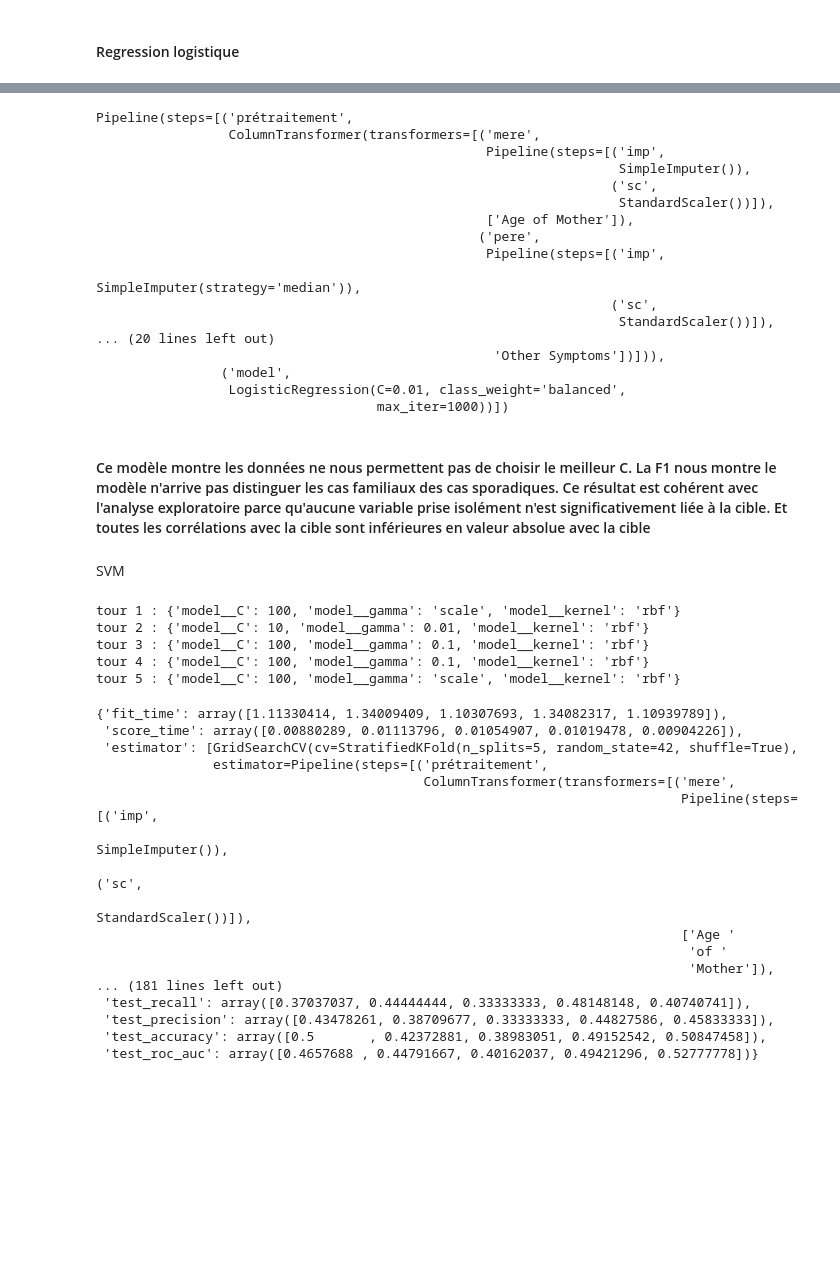
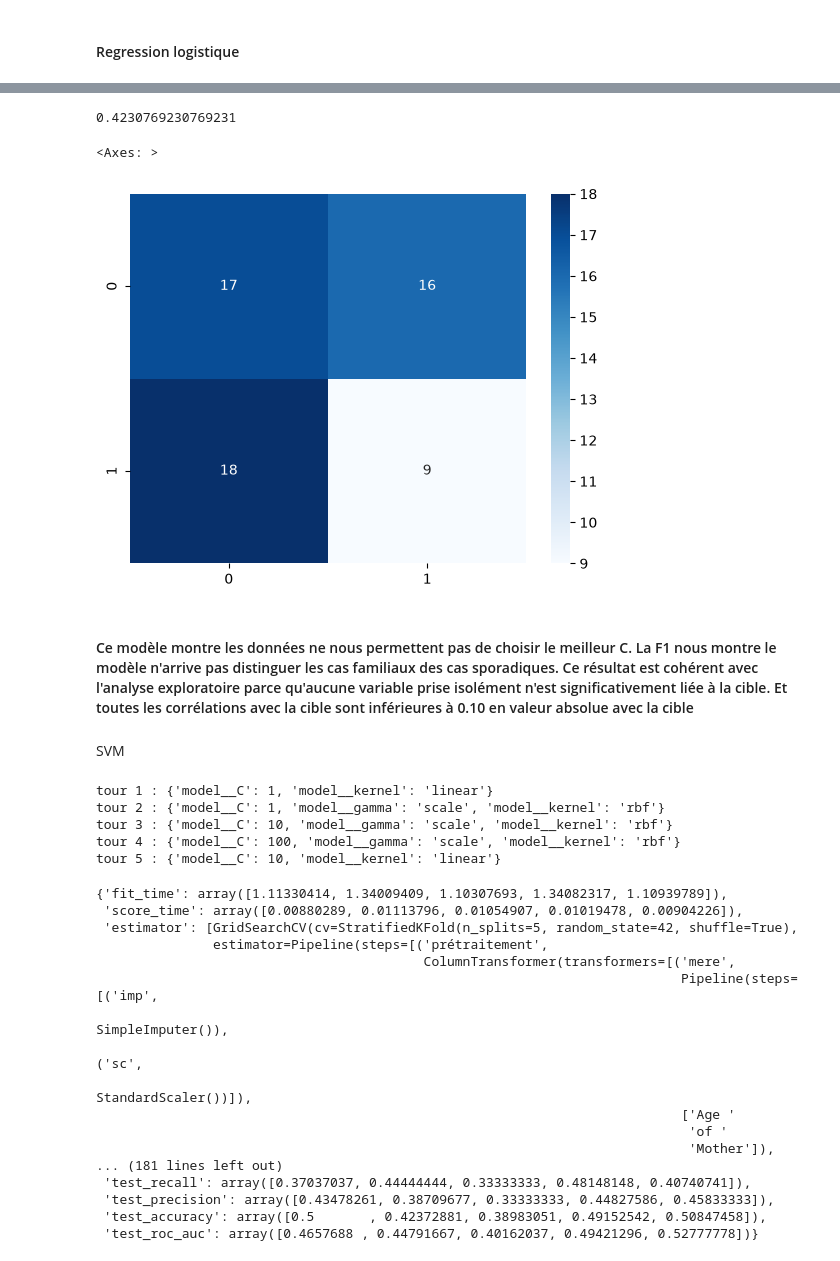
Before and after one commit to Mouhamadoukandji/nf1, a Jupyter notebook: notebooks/001_explorations.ipynb, the cells around one changed output, grey strips where cells are left out. Saved outputs shown, nothing was run; the diff lists cells and outputs as text; code cells hidden in the pictures; blank space fills up the shorter version.

```diff
--- a/notebooks/001_explorations.ipynb
+++ b/notebooks/001_explorations.ipynb
@@ -416,30 +383,25 @@ for est in resultats["estimator"]:
-# %%
-modele_final = Pipeline([
-    ("prétraitement", prepro),
-    ("model", LogisticRegression(class_weight="balanced", max_iter=1000, C=0.01)),
-])
-
-modele_final.fit(X, y)
-# %% [output]
-Pipeline(steps=[('prétraitement',
-                 ColumnTransformer(transformers=[('mere',
-                                                  Pipeline(steps=[('imp',
-                                                                   SimpleImputer()),
-                                                                  ('sc',
-                                                                   StandardScaler())]),
-                                                  ['Age of Mother']),
-                                                 ('pere',
-                                                  Pipeline(steps=[('imp',
-                                                                   SimpleImputer(strategy='median')),
-                                                                  ('sc',
-                                                                   StandardScaler())]),
-... (20 lines left out)
-                                                   'Other Symptoms'])])),
-                ('model',
-                 LogisticRegression(C=0.01, class_weight='balanced',
-                                    max_iter=1000))])
+# %%
+import seaborn as sns
+from sklearn.metrics import f1_score, confusion_matrix
+modele_final = Pipeline([
+    ("prétraitement", prepro),
+    ("model", LogisticRegression(class_weight="balanced", max_iter=1000, C=0.1)),
+])
+
+modele_final.fit(X_train, y_train)
+
+y_pred = modele_final.predict(X_test)
+score=f1_score(y_test, y_pred, average="macro")
+print(score)
+confusion_matrix_lr = confusion_matrix(y_test, y_pred)
+
+sns.heatmap(confusion_matrix_lr, annot=True, cmap="Blues", fmt="g", annot_kws={"size": 10})
+# %% [output]
+0.4230769230769231
+<Axes: >
+[figure, added]
 # %% [markdown]
-#### Ce modèle montre les données ne nous permettent pas de choisir le meilleur C. La F1 nous montre le modèle n'arrive pas distinguer les cas familiaux des cas sporadiques. Ce résultat est cohérent avec l'analyse exploratoire parce qu'aucune variable prise isolément n'est significativement liée à la cible. Et toutes les corrélations avec la cible sont inférieures en valeur absolue avec la cible
+#### Ce modèle montre les données ne nous permettent pas de choisir le meilleur C. La F1 nous montre le modèle n'arrive pas distinguer les cas familiaux des cas sporadiques. Ce résultat est cohérent avec l'analyse exploratoire parce qu'aucune variable prise isolément n'est significativement liée à la cible. Et toutes les corrélations avec la cible sont inférieures à 0.10 en valeur absolue avec la cible
 # %% [markdown]
 SVM
 # %%
@@ -453,16 +415,16 @@ pip_svm = Pipeline([
 grid_svm = [{"model__kernel": ["linear"], "model__C": [0.01, 0.1, 1, 10]}, {"model__kernel": ["rbf"],    "model__C": [0.1, 1, 10, 100], "model__gamma": ["scale", 0.01, 0.1]},]
 
 clf_svm = GridSearchCV(pip_svm, grid_svm, cv=cv, scoring="f1_macro", n_jobs=-1)
-resultats_svm = cross_validate(clf_svm, X, y, cv=cv, scoring=["f1_macro", "recall", "precision", "accuracy", "roc_auc"],return_estimator=True, n_jobs=-1,)
+resultats_svm = cross_validate(clf_svm, X_train, y_train, cv=cv, scoring=["f1_macro", "recall", "precision", "accuracy", "roc_auc"],return_estimator=True, n_jobs=-1,)
 
 for i, e in enumerate(resultats_svm["estimator"], 1):
     print(f"tour {i} : {e.best_params_}")
 # %% [output]
-tour 1 : {'model__C': 100, 'model__gamma': 'scale', 'model__kernel': 'rbf'}
-tour 2 : {'model__C': 10, 'model__gamma': 0.01, 'model__kernel': 'rbf'}
-tour 3 : {'model__C': 100, 'model__gamma': 0.1, 'model__kernel': 'rbf'}
-tour 4 : {'model__C': 100, 'model__gamma': 0.1, 'model__kernel': 'rbf'}
-tour 5 : {'model__C': 100, 'model__gamma': 'scale', 'model__kernel': 'rbf'}
+tour 1 : {'model__C': 1, 'model__kernel': 'linear'}
+tour 2 : {'model__C': 1, 'model__gamma': 'scale', 'model__kernel': 'rbf'}
+tour 3 : {'model__C': 10, 'model__gamma': 'scale', 'model__kernel': 'rbf'}
+tour 4 : {'model__C': 100, 'model__gamma': 'scale', 'model__kernel': 'rbf'}
+tour 5 : {'model__C': 10, 'model__kernel': 'linear'}
 # %%
 resultats_svm
 # %% [output]
```
Also changed, not shown: parts of 18 cells of this notebook.
